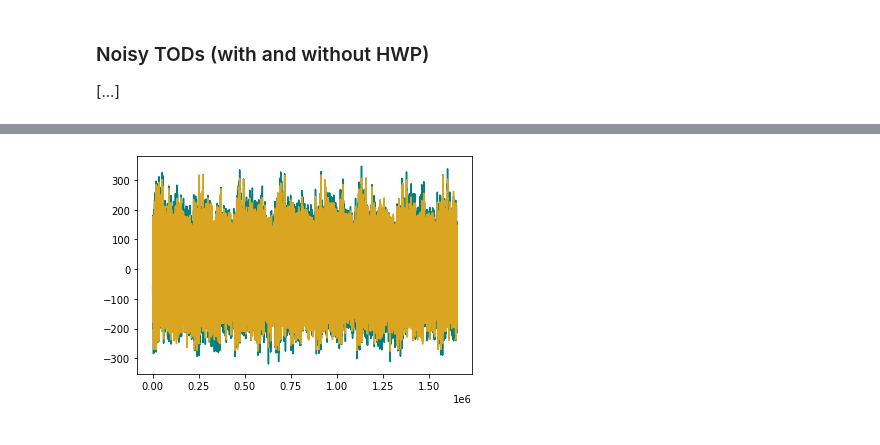
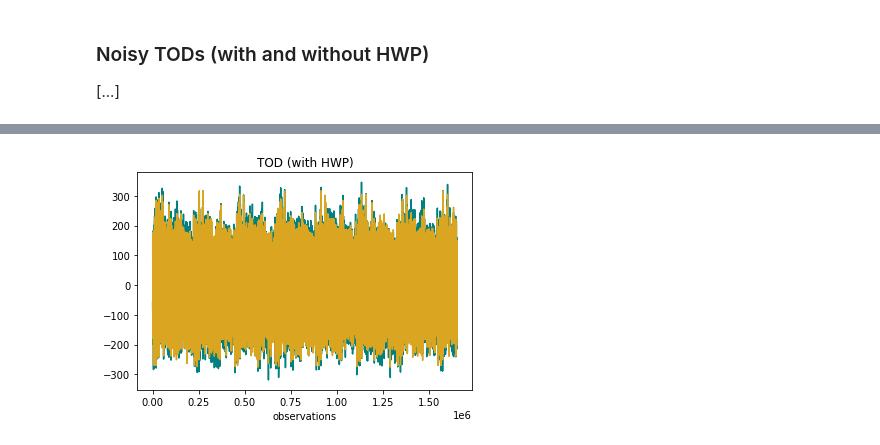
Before and after one commit to martamonelli/beamconv_tidy, a Jupyter notebook: beamconv/demo.ipynb, the cells around one changed output, grey strips where cells are left out. Drawn from its saved outputs; the diff is of its cells as text; code cells hidden in the pictures.

```diff
--- a/beamconv/demo.ipynb
+++ b/beamconv/demo.ipynb
@@ -137,9 +155,13 @@ ss_hwp.input_focal_plane(azs, els, polangs, deads, combine=True, scatter=False,
 # %% [markdown]
 Last thing to set up is the partition of the mission in chunks.
 # %%
-# Calculate TODs in ten chunks
-chunks = ss.partition_mission(0.1 * ss.mlen * ss.fsamp)
-chunks_hwp = ss_hwp.partition_mission(0.1 * ss_hwp.mlen * ss_hwp.fsamp)
+# Calculate TODs in 10 chunks
+nchunk = 10
+nsamp_chunk = int(ss.mlen * ss.fsamp / nchunk)
+nsamp = int(ss.mlen * ss.fsamp)
+
+chunks = ss.partition_mission(nsamp_chunk)
+chunks_hwp = ss_hwp.partition_mission(nsamp_chunk)
 # %% [markdown]
 ### Coverage maps
 As a countercheck, let us produce the coverage maps.
@@ -183,12 +205,11 @@ plt.show()
 ### Injecting noise
 By making use of <code>ducc0</code> we can produce a noise realization, given its power spectrum in frequency.
 # %%
-# Parameters for generating noise with ducc0
+# Parameters for generating noise with ducc0 P(f)=sigma^2(1/fsamp)^2[(f^2+fknee^2)/(f^2+fmin^2)]^(alpha/2)
 sigma = 10
-f_min=1e-4
-f_knee=1e-1
-f_samp=19.1
-slope=-1.7
-nsamp = int(0.1 * ss.mlen * ss.fsamp)
+f_min = 1e-4
+f_knee = 1e-1
+f_samp = 19.1
+slope = -1.7
 # %% [markdown]
 The clean TODs are produced by beamconv for each chunk, for both missions (with and without HWP). The same noise is added to the two missions, obtaining two sets of noisy TODs.
@@ -280,0 +286,14 @@ plt.show()
+# %%
+# How the TODs are affected by the presence of the HWP
+n = 4
+color = plt.cm.coolwarm(np.linspace(0,1,n))
+matplotlib.rcParams['axes.prop_cycle'] = cycler.cycler('color', color)
+
+plt.plot(clean_TOD[0][:100]-clean_TOD_hwp[0][:100],label='0')
+plt.plot(clean_TOD[1][:100]-clean_TOD_hwp[1][:100],label='90')
+plt.plot(clean_TOD[2][:100]-clean_TOD_hwp[2][:100],label='45')
+plt.plot(clean_TOD[3][:100]-clean_TOD_hwp[3][:100],label='135')
+plt.title('HWP effect on the TODs for each detector')
+plt.legend(loc=1)
+plt.xlabel('observations')
+plt.show()
@@ -284,6 +333,8 @@ plt.show()
 # %%
-plt.plot(noisy_TOD[0,:],'teal')
-plt.plot(clean_TOD[0,:],'goldenrod')
+plt.plot(noisy_TOD_hwp[0,:],'teal')
+plt.plot(clean_TOD_hwp[0,:],'goldenrod')
+plt.title('TOD (with HWP)')
+plt.xlabel('observations')
 plt.show()
 # %% [output]
-[figure, old version]
+[figure, new version]
```
Also changed, not shown: parts of 26 cells of this notebook.
